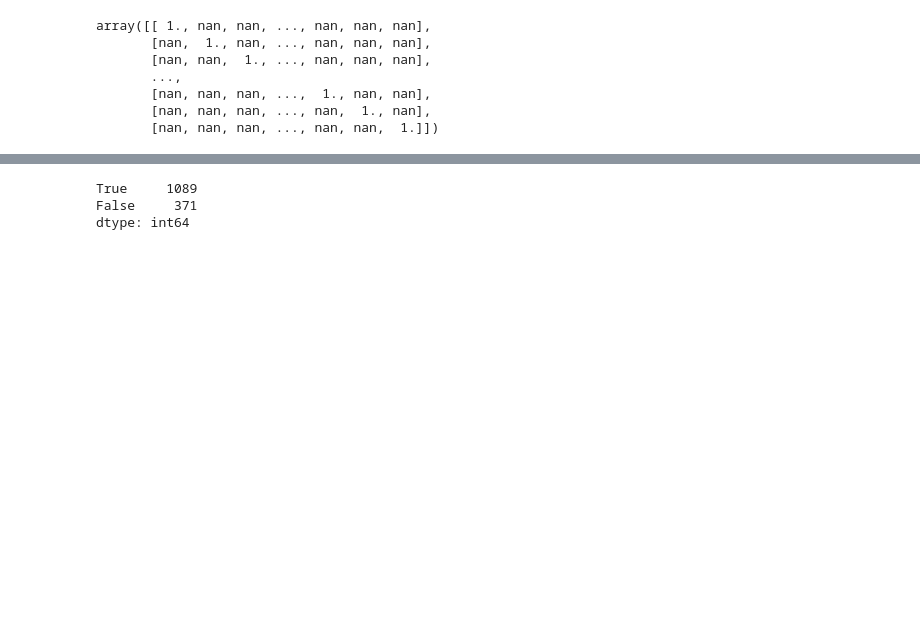
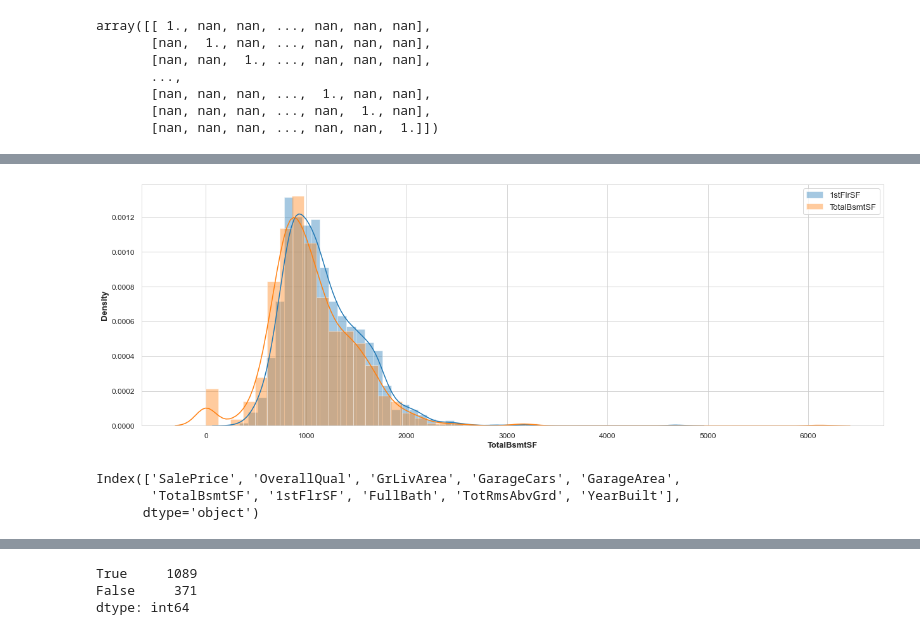
Before and after one commit to ZenithClown/self-development, a Jupyter notebook: competitions/kaggle/House Prices - Advanced Regression Techniques/Data Analysis.ipynb, the cells around one changed output, grey strips where cells are left out. Cells and saved outputs as stored; diff of their text form; code cells hidden in the pictures; blank space fills up the shorter version.

```diff
--- a/competitions/kaggle/House Prices - Advanced Regression Techniques/Data Analysis.ipynb
+++ b/competitions/kaggle/House Prices - Advanced Regression Techniques/Data Analysis.ipynb
@@ -327,0 +332,8 @@ plt.show()
+# %%
+sns.distplot(data["1stFlrSF"], label = "1stFlrSF")
+sns.distplot(data["TotalBsmtSF"], label = "TotalBsmtSF")
+
+plt.legend()
+plt.show()
+# %% [output]
+[figure, added]
@@ -327,0 +342,7 @@ plt.show()
+# %%
+cols = corr.nlargest(10, "SalePrice")["SalePrice"].index # columns with observed highest correlation
+cols
+# %% [output]
+Index(['SalePrice', 'OverallQual', 'GrLivArea', 'GarageCars', 'GarageArea',
+       'TotalBsmtSF', '1stFlrSF', 'FullBath', 'TotRmsAbvGrd', 'YearBuilt'],
+      dtype='object')
```
Also changed, not shown: parts of 13 cells of this notebook.
